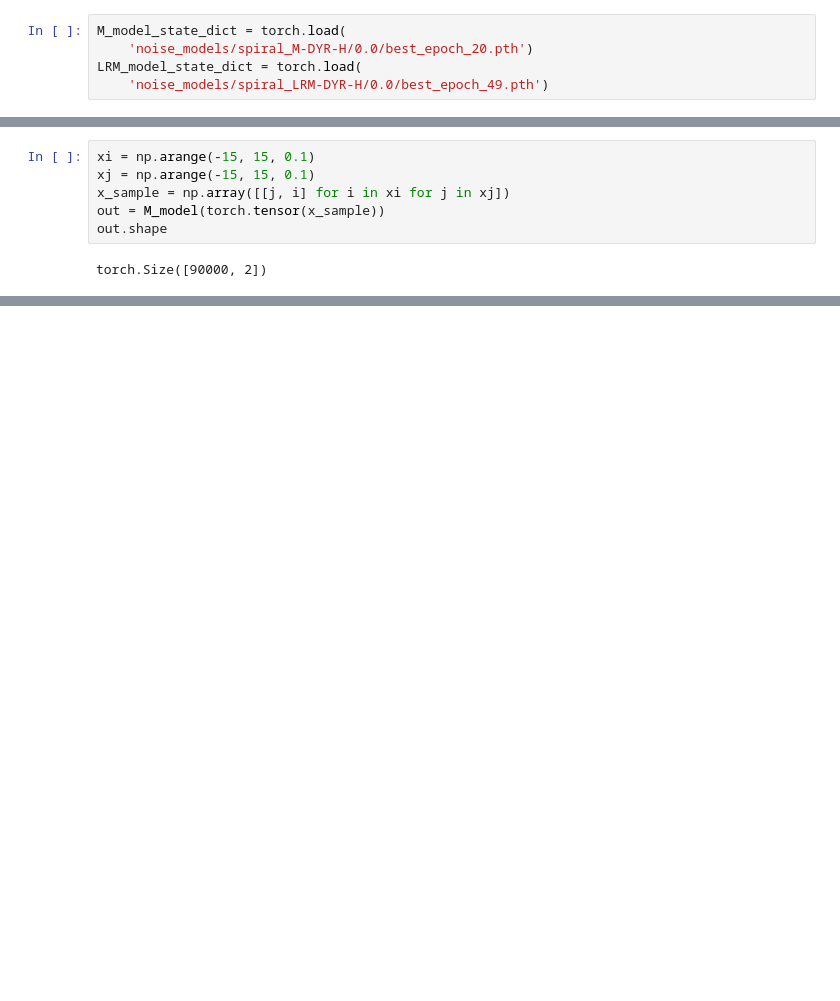
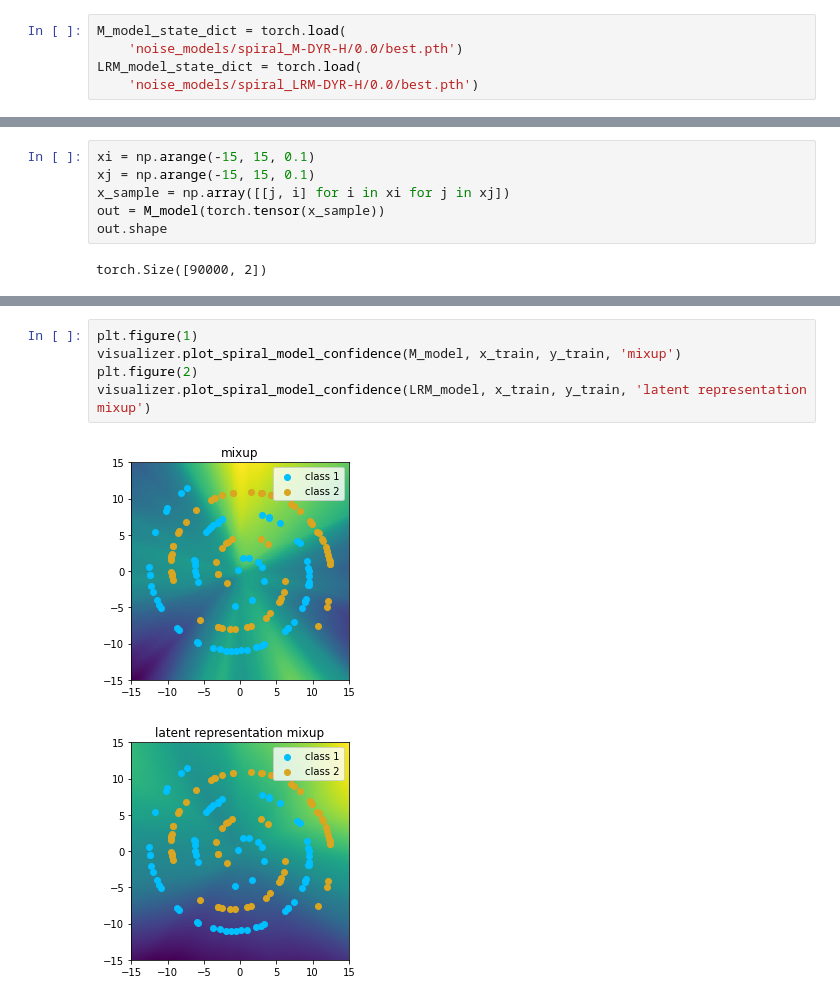
Before and after one commit to masonwang025/latent-mixup-LNL-analysis, a Jupyter notebook: spiral_demo.ipynb, the cells around one changed output, grey strips where cells are left out. Cells and saved outputs as stored; diff of their text form; blank space fills up the shorter version.

Commit message:
figure plotting done

```diff
--- a/spiral_demo.ipynb
+++ b/spiral_demo.ipynb
@@ -6,9 +6,9 @@ import models
 import matplotlib.pyplot as plt
 # %%
 M_model_state_dict = torch.load(
-    'noise_models/spiral_M-DYR-H/0.0/best_epoch_20.pth')
+    'noise_models/spiral_M-DYR-H/0.0/best.pth')
 LRM_model_state_dict = torch.load(
-    'noise_models/spiral_LRM-DYR-H/0.0/best_epoch_49.pth')
+    'noise_models/spiral_LRM-DYR-H/0.0/best.pth')
 # %%
 M_model = models.SpiralModel()
 M_model.load_state_dict(M_model_state_dict)
@@ -80,0 +40,8 @@ AttributeError: 'Spine' object has no attribute 'get_array'
+# %%
+plt.figure(1)
+visualizer.plot_spiral_model_confidence(M_model, x_train, y_train, 'mixup')
+plt.figure(2)
+visualizer.plot_spiral_model_confidence(LRM_model, x_train, y_train, 'latent representation mixup')
+# %% [output]
+[figure, added]
+[figure, added]
```
Also changed, not shown: parts of 5 cells of this notebook, 4 other files.
